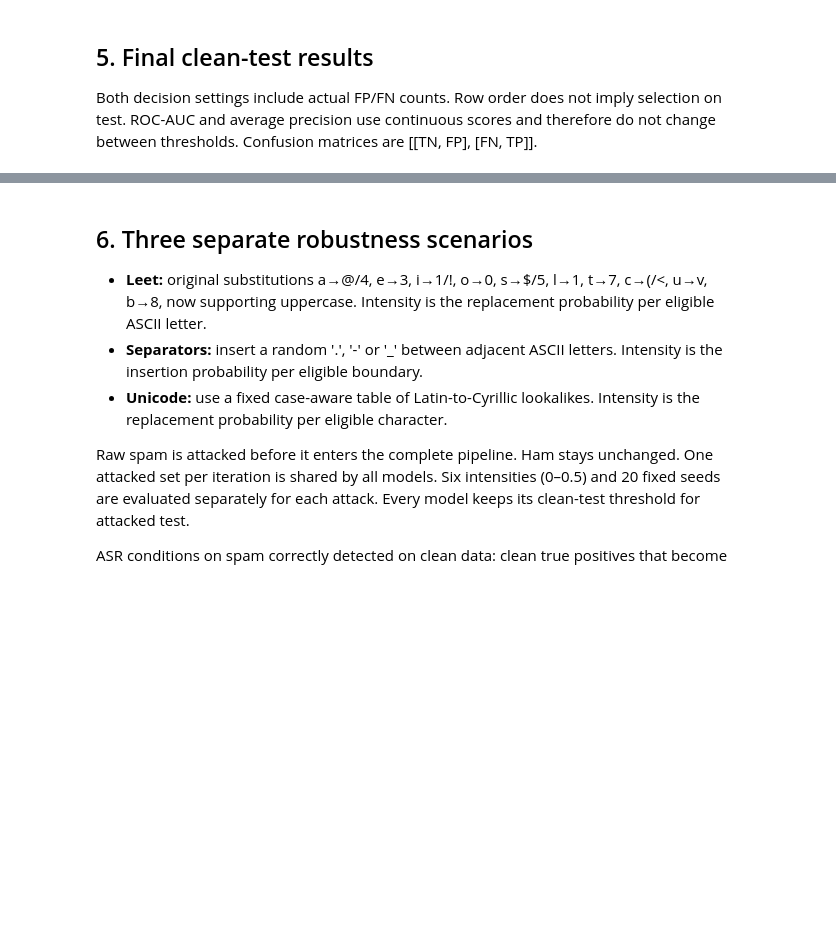
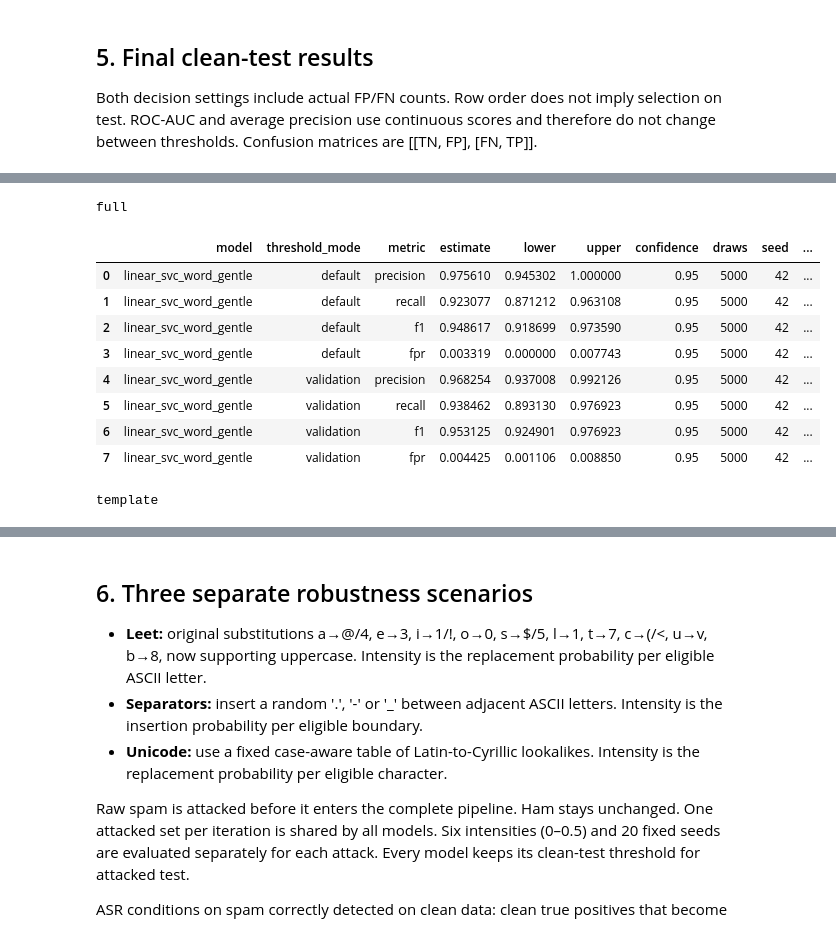
Before and after one commit to altynbk/sms-spam-detection, a Jupyter notebook: ML_Spam_Detector.ipynb, the cells around one changed output, grey strips where cells are left out. Cells and saved outputs as stored; diff of their text form; code cells hidden in the pictures; blank space fills up the shorter version.

Commit message:
Report conditional group-bootstrap intervals for selected models
Add validated whole-group bootstrap reports and document their conditional scope.

```diff
--- a/ML_Spam_Detector.ipynb
+++ b/ML_Spam_Detector.ipynb
@@ -262,0 +267,16 @@ No-text baseline: majority class and score prior learned from train only
+# %%
+for protocol in ["full", "template"]:
+    print(protocol)
+    display(pd.read_csv(Path("results") / protocol / "confidence_intervals.csv"))
+# %% [output]
+full
+|  | model | threshold_mode | metric | estimate | lower | upper | confidence | draws | seed | ... |
+| 0 | linear_svc_word_gentle | default | precision | 0.975610 | 0.945302 | 1.000000 | 0.95 | 5000 | 42 | ... |
+| 1 | linear_svc_word_gentle | default | recall | 0.923077 | 0.871212 | 0.963108 | 0.95 | 5000 | 42 | ... |
+| 2 | linear_svc_word_gentle | default | f1 | 0.948617 | 0.918699 | 0.973590 | 0.95 | 5000 | 42 | ... |
+| 3 | linear_svc_word_gentle | default | fpr | 0.003319 | 0.000000 | 0.007743 | 0.95 | 5000 | 42 | ... |
+| 4 | linear_svc_word_gentle | validation | precision | 0.968254 | 0.937008 | 0.992126 | 0.95 | 5000 | 42 | ... |
+| 5 | linear_svc_word_gentle | validation | recall | 0.938462 | 0.893130 | 0.976923 | 0.95 | 5000 | 42 | ... |
+| 6 | linear_svc_word_gentle | validation | f1 | 0.953125 | 0.924901 | 0.976923 | 0.95 | 5000 | 42 | ... |
+| 7 | linear_svc_word_gentle | validation | fpr | 0.004425 | 0.001106 | 0.008850 | 0.95 | 5000 | 42 | ... |
+template
```
Also changed, not shown: parts of 2 cells of this notebook, 10 other files.
